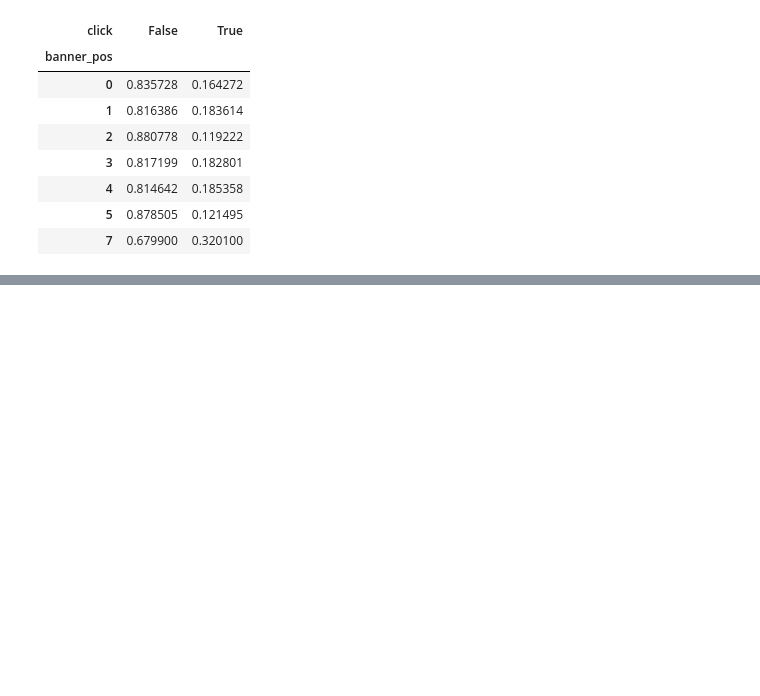
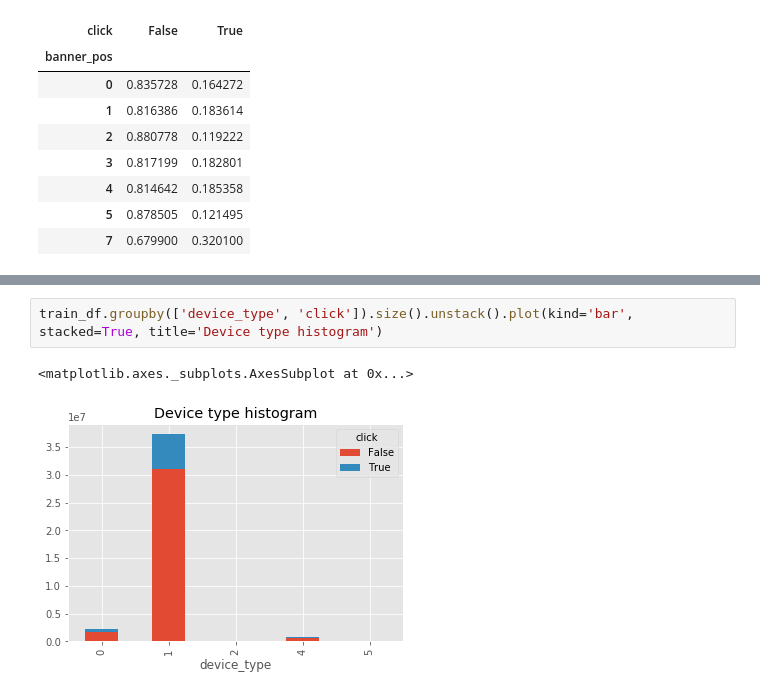
Before and after one commit to diogojapinto/ctr-prediction, a Jupyter notebook: Click-Through Rate Prediction.ipynb, the cells around one changed output, grey strips where cells are left out. Drawn from its saved outputs; the diff is of its cells as text; blank space fills up the shorter version.

```diff
--- a/Click-Through Rate Prediction.ipynb
+++ b/Click-Through Rate Prediction.ipynb
@@ -281,0 +335,5 @@ Effectively, the CTR for position 7 is slightly above 32%. Positions 0, 1, 3 and
+# %%
+train_df.groupby(['device_type', 'click']).size().unstack().plot(kind='bar', stacked=True, title='Device type histogram')
+# %% [output]
+<matplotlib.axes._subplots.AxesSubplot at 0x...>
+[figure, added]
```
Also changed, not shown: parts of 74 cells of this notebook.
